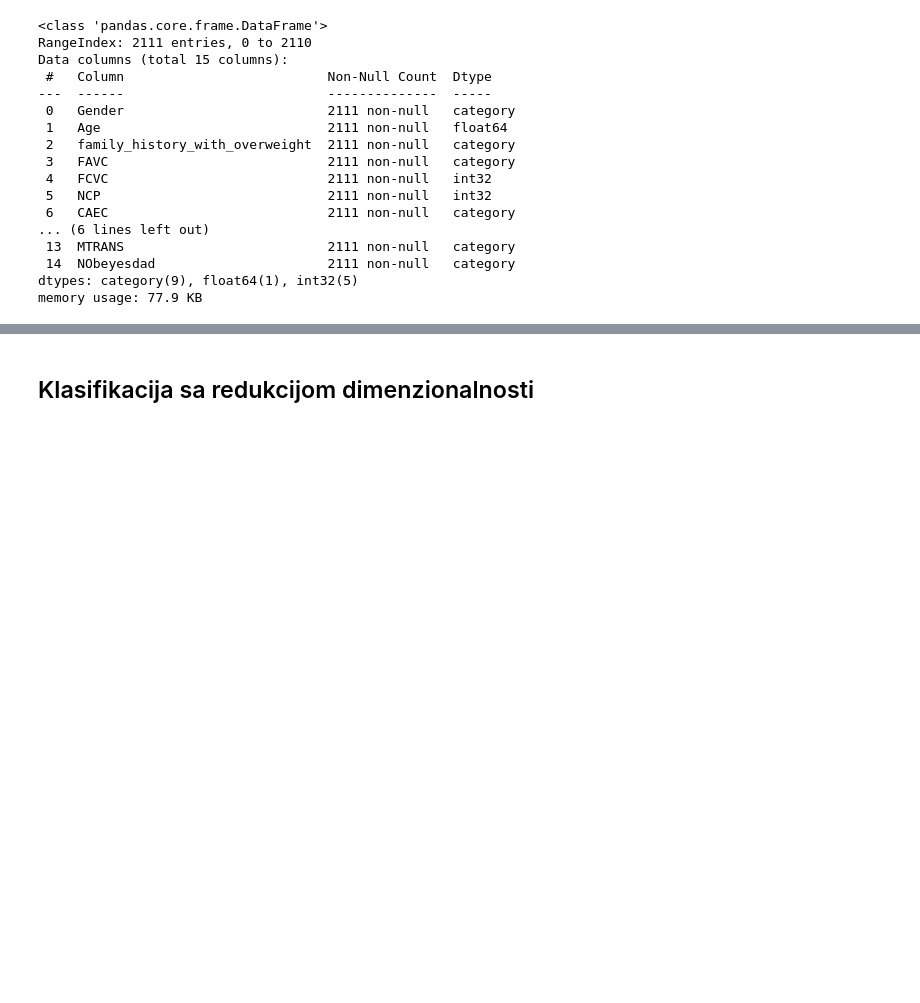
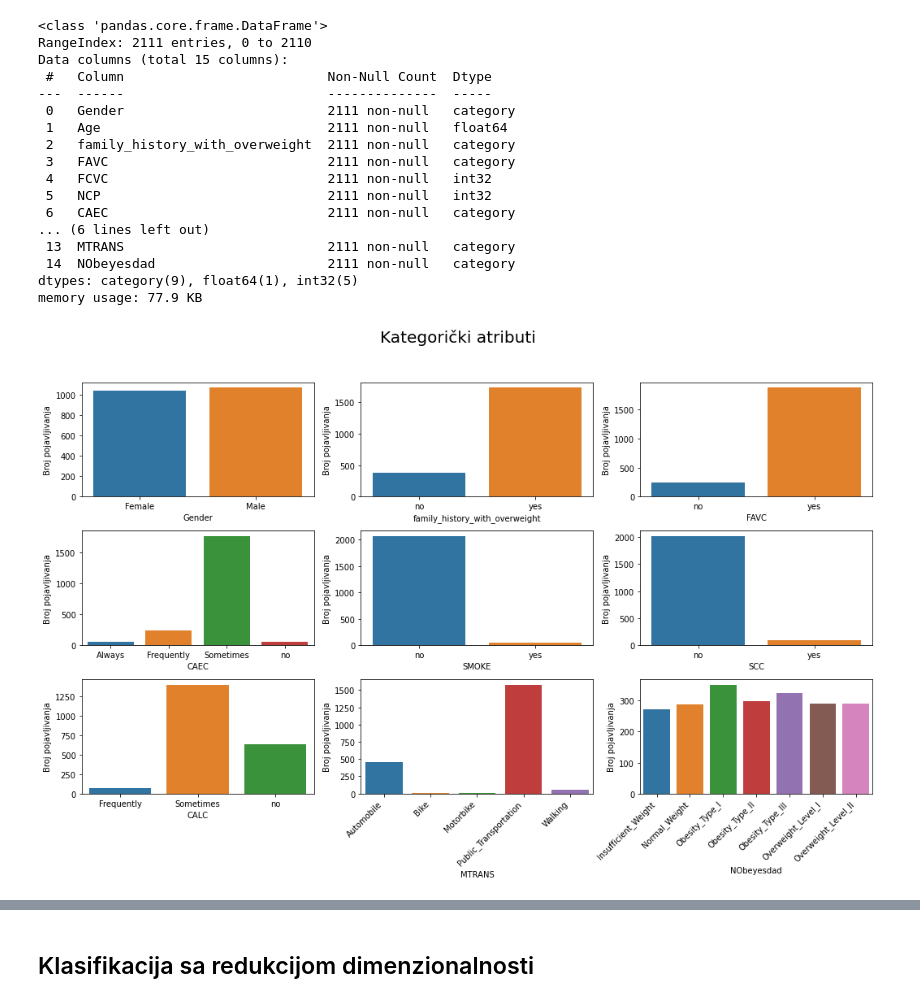
Before and after one commit to nesicvladimir/ml, a Jupyter notebook: domaci_1.ipynb, the cells around one changed output, grey strips where cells are left out. Cells and saved outputs as stored; diff of their text form; code cells hidden in the pictures; blank space fills up the shorter version.

```diff
--- a/domaci_1.ipynb
+++ b/domaci_1.ipynb
@@ -120,3 +124,20 @@ Data columns (total 15 columns):
  14  NObeyesdad                      2111 non-null   category
 dtypes: category(9), float64(1), int32(5)
 memory usage: 77.9 KB
+# %%
+# Grafički prikaz kategoričkih atributa
+categorical_attributes = ["Gender", "family_history_with_overweight", "FAVC", "CAEC", "SMOKE", "SCC", "CALC", "MTRANS",
+                   "NObeyesdad"]
+
+fig, axs = plt.subplots(3, 3, figsize=(15, 10))
+for col, subplot in zip(categorical_attributes, axs.flatten()):
+    sns.countplot(x=dataset[col], data=dataset, ax=subplot)
+    subplot.yaxis.label.set_text("Broj pojavljivanja")
+    if col=="MTRANS" or col=="NObeyesdad":
+        subplot.set_xticklabels(rotation=45, horizontalalignment='right', labels=dataset.groupby([col]).groups.keys())
+
+fig.suptitle("Kategorički atributi", fontsize=20)
+plt.tight_layout(pad=3, w_pad=0.0, h_pad=1)
+plt.show()
+# %% [output]
+[figure, added]
```
Also changed, not shown: parts of 12 cells of this notebook.
